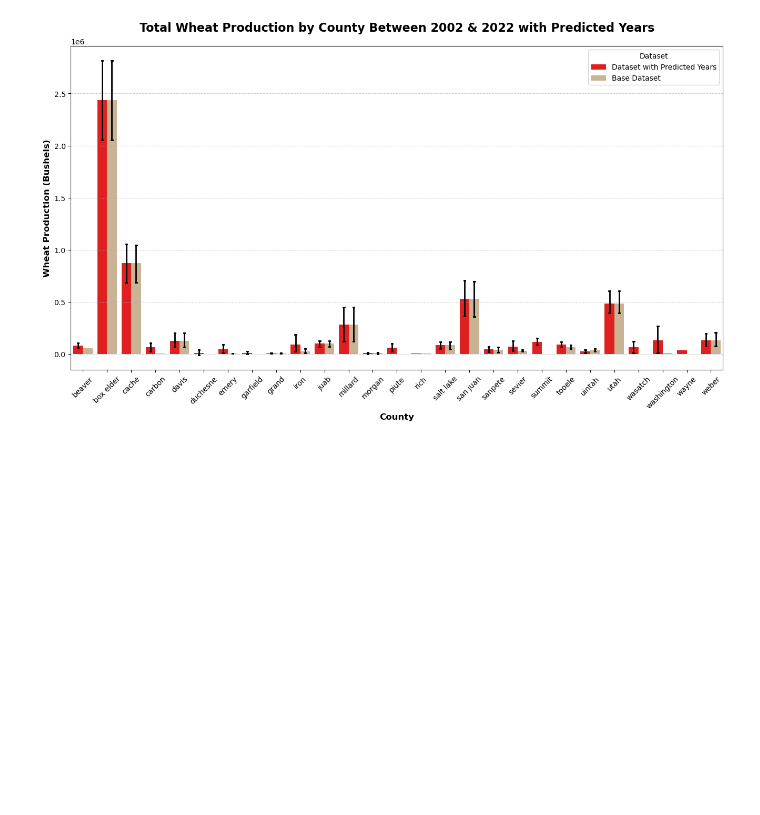
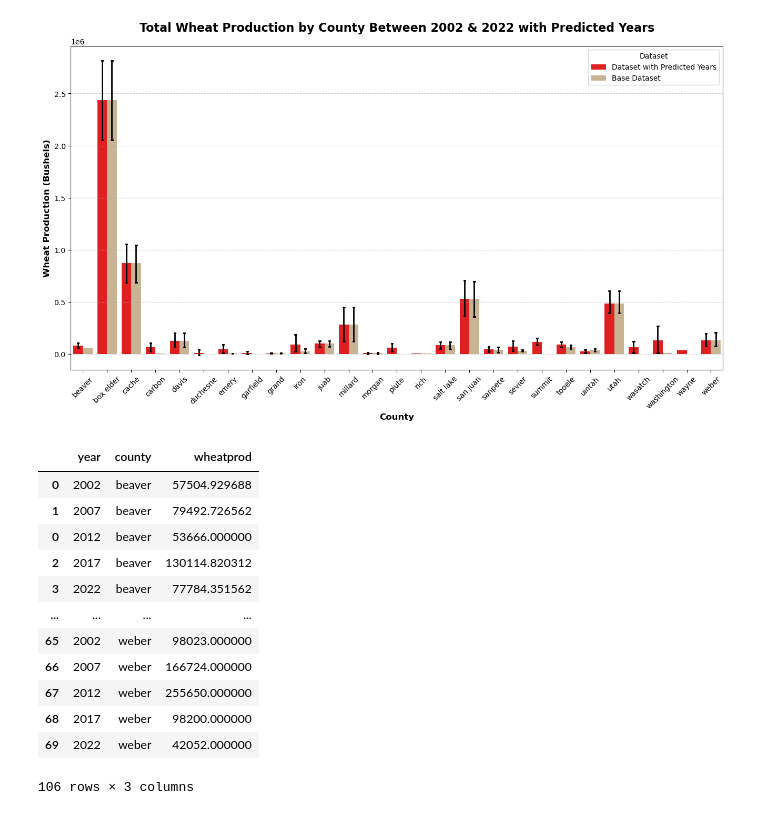
Before and after one commit to lnbayisfree/ml-agricultural-census-utah, a Jupyter notebook: ml_model_finetuning/dataset_prediction.ipynb, the cells around one changed output. Saved outputs shown, nothing was run; the diff lists cells and outputs as text; code cells hidden in the pictures; blank space fills up the shorter version.

```diff
--- a/ml_model_finetuning/dataset_prediction.ipynb
+++ b/ml_model_finetuning/dataset_prediction.ipynb
@@ -344,3 +344,20 @@ plt.legend(title='Dataset')
 plt.show()
 # %% [output]
 [figure]
+# %%
+subset = df.iloc[:, :3]
+subset
+# %% [output]
+|  | year | county | wheatprod |
+| 0 | 2002 | beaver | 57504.929688 |
+| 1 | 2007 | beaver | 79492.726562 |
+| 0 | 2012 | beaver | 53666.000000 |
+| 2 | 2017 | beaver | 130114.820312 |
+| 3 | 2022 | beaver | 77784.351562 |
+| ... | ... | ... | ... |
+| 65 | 2002 | weber | 98023.000000 |
+| 66 | 2007 | weber | 166724.000000 |
+| 67 | 2012 | weber | 255650.000000 |
+| 68 | 2017 | weber | 98200.000000 |
+| 69 | 2022 | weber | 42052.000000 |
+106 rows × 3 columns
```
Also changed, not shown: parts of 5 cells of this notebook, 4 other files.
